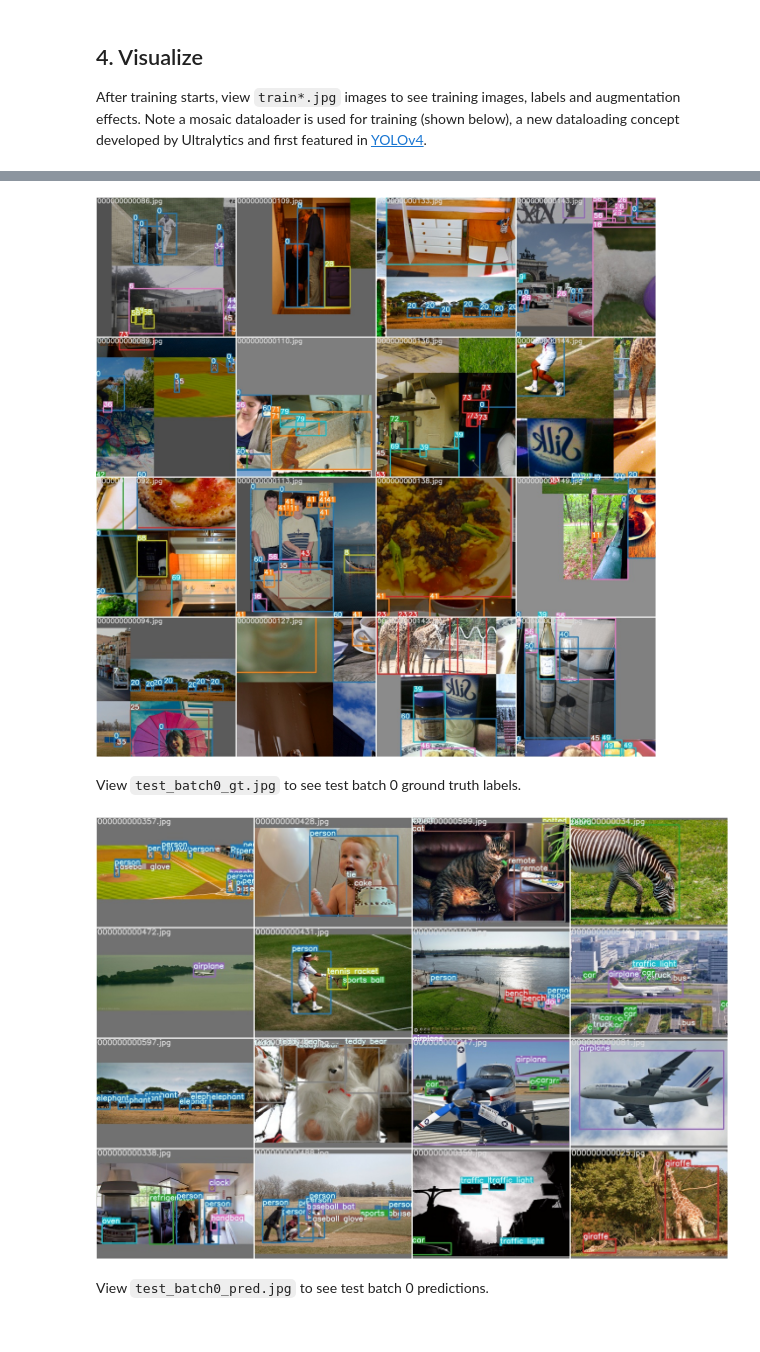
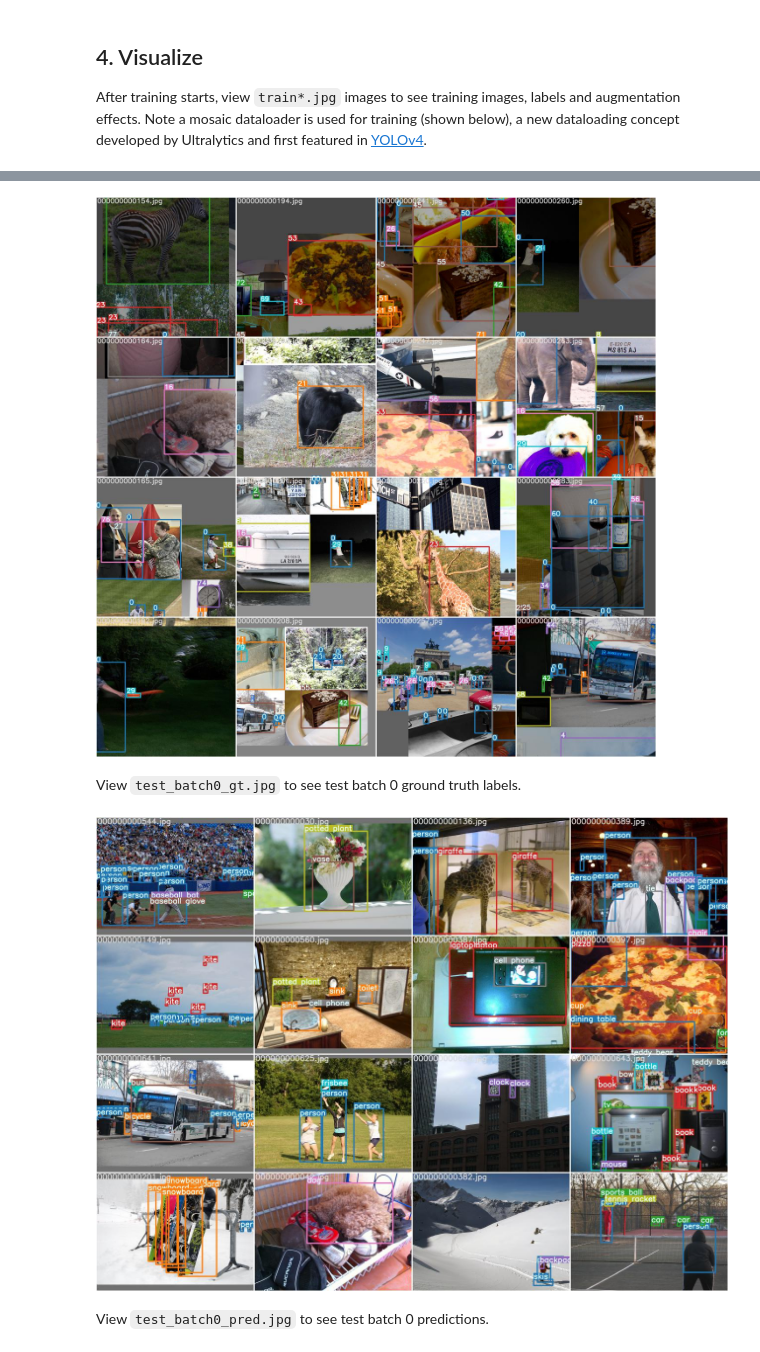
Before and after one commit to HKT-SSA/yolov5-on-sagemaker, a Jupyter notebook: 1-yolov5-tutorial/tutorial.ipynb, the cells around one changed output, grey strips where cells are left out. Drawn from its saved outputs; the diff is of its cells as text; code cells hidden in the pictures.

Commit message:
yolov5 latest version to run in sm container

```diff
--- a/1-yolov5-tutorial/tutorial.ipynb
+++ b/1-yolov5-tutorial/tutorial.ipynb
@@ -106,13 +123,13 @@ exp0_tutorial
 # %%
-Image(filename='../yolov5/runs/exp0_tutorial/train_batch1.jpg', width=900)  # view augmented training mosaics
+Image(filename='../yolov5/runs/train/tutorial/train_batch2.jpg', width=900)  # view augmented training mosaics
 # %% [output]
-[figure, old version]
+[figure, new version]
 # %% [markdown]
 View `test_batch0_gt.jpg` to see test batch 0 ground truth labels.
 # %%
-Image(filename='../yolov5/runs/exp0_tutorial/test_batch0_gt.jpg', width=900)  # view test image labels
+Image(filename='../yolov5/runs/train/tutorial/test_batch2_labels.jpg', width=900)  # view test image labels
 # %% [output]
-[figure, old version]
+[figure, new version]
 # %% [markdown]
 View `test_batch0_pred.jpg` to see test batch 0 predictions.
 # %%
```
Also changed, not shown: parts of 9 cells of this notebook, 9 other files.
